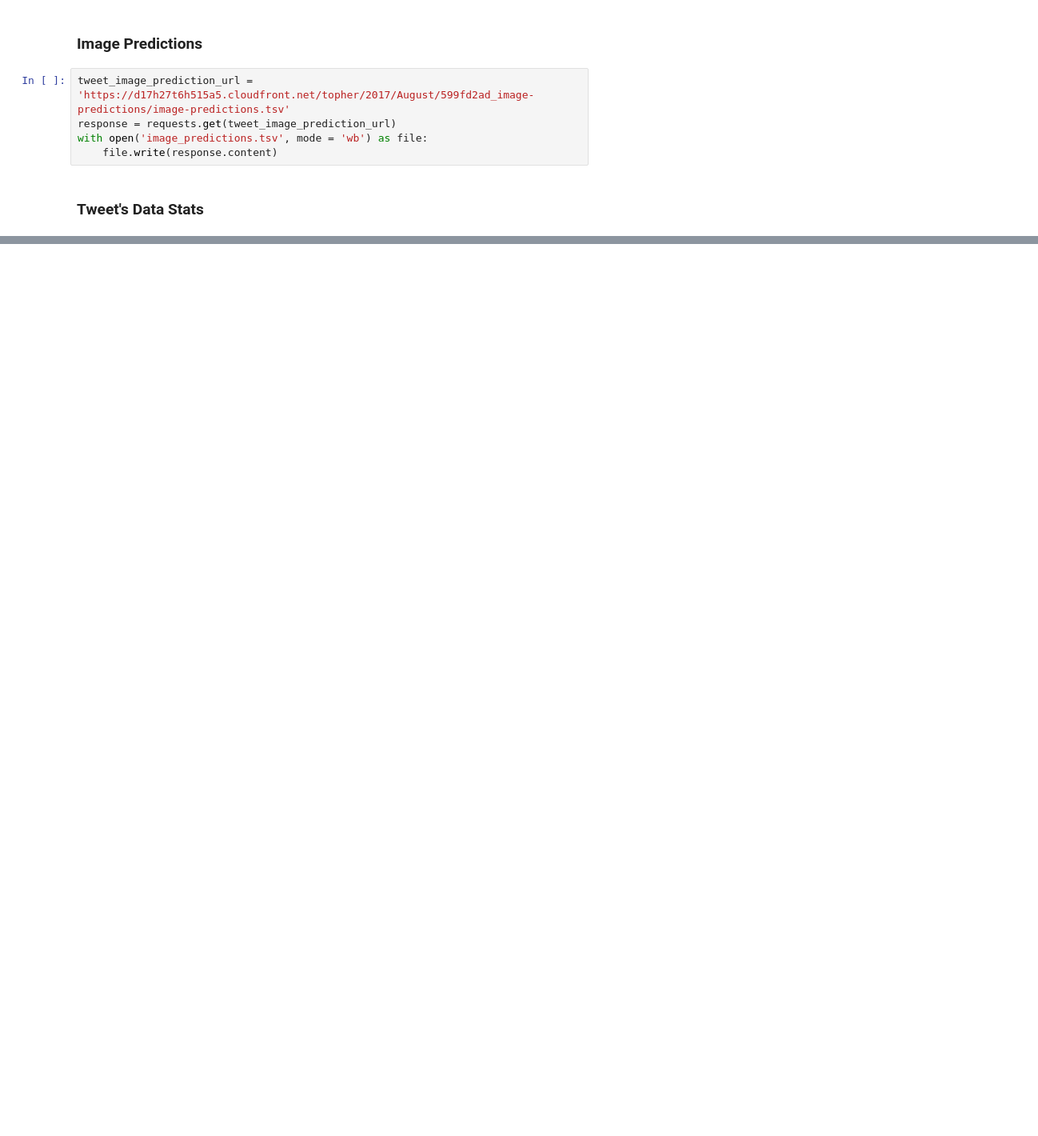
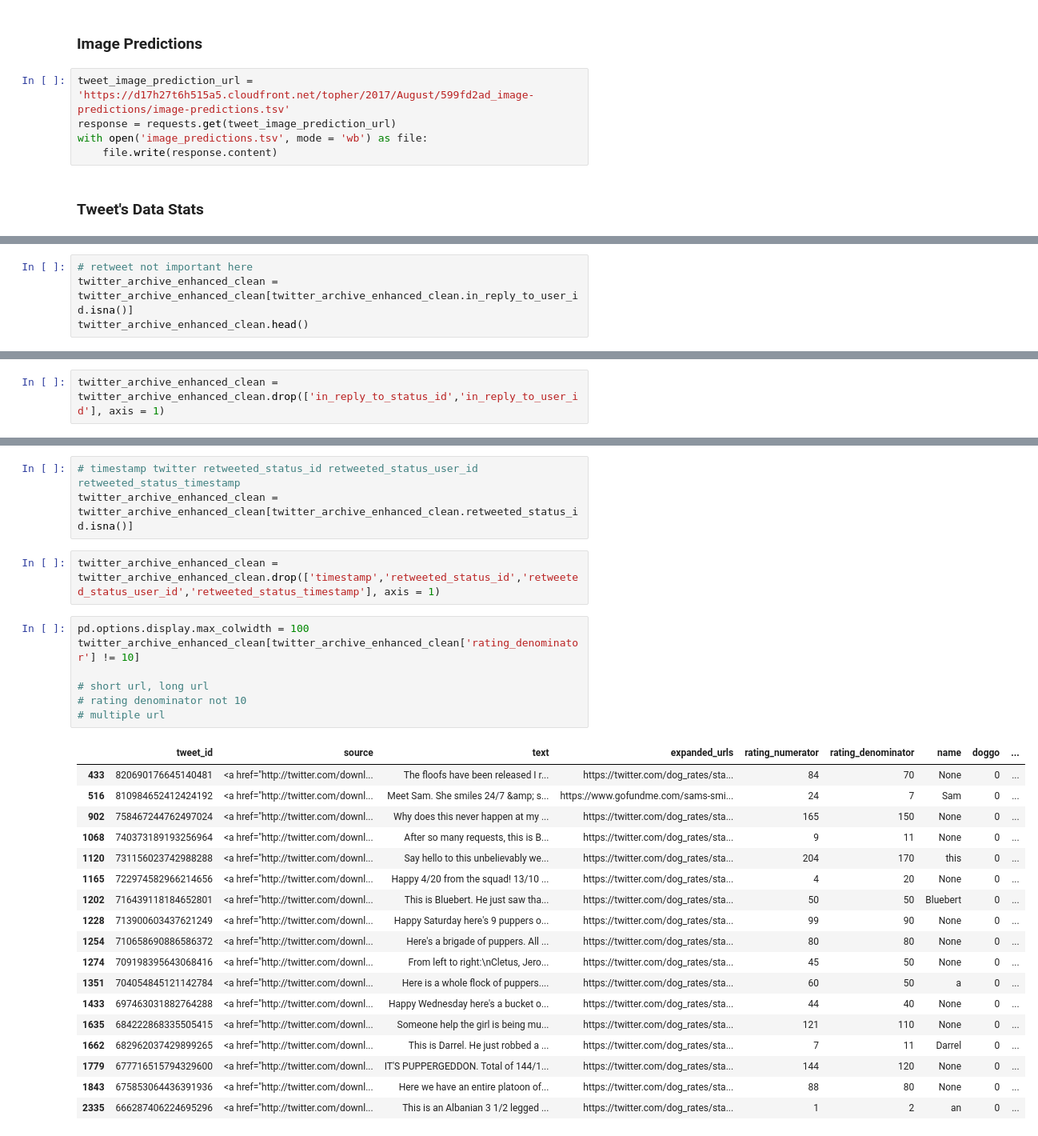
Before and after one commit to liuyang21cn/Udacity-DAND, a Jupyter notebook: 2-Data-Wrangling/Wrangle-And-Analyze-Data-Project/wrangle_act.ipynb, the cells around one changed output, grey strips where cells are left out. Shown: that part at 80% size. Drawn from its saved outputs; the diff is of its cells as text; blank space fills up the shorter version.

```diff
--- a/2-Data-Wrangling/Wrangle-And-Analyze-Data-Project/wrangle_act.ipynb
+++ b/2-Data-Wrangling/Wrangle-And-Analyze-Data-Project/wrangle_act.ipynb
@@ -46,0 +249,4 @@ api = tweepy.API(auth)
+# %%
+# retweet not important here
+twitter_archive_enhanced_clean = twitter_archive_enhanced_clean[twitter_archive_enhanced_clean.in_reply_to_user_id.isna()]
+twitter_archive_enhanced_clean.head()
@@ -46,0 +281,2 @@ api = tweepy.API(auth)
+# %%
+twitter_archive_enhanced_clean = twitter_archive_enhanced_clean.drop(['in_reply_to_status_id','in_reply_to_user_id'], axis = 1)
@@ -46,0 +304,31 @@ api = tweepy.API(auth)
+# %%
+# timestamp twitter retweeted_status_id retweeted_status_user_id retweeted_status_timestamp
+twitter_archive_enhanced_clean = twitter_archive_enhanced_clean[twitter_archive_enhanced_clean.retweeted_status_id.isna()]
+# %%
+twitter_archive_enhanced_clean = twitter_archive_enhanced_clean.drop(['timestamp','retweeted_status_id','retweeted_status_user_id','retweeted_status_timestamp'], axis = 1)
+# %%
+pd.options.display.max_colwidth = 100
+twitter_archive_enhanced_clean[twitter_archive_enhanced_clean['rating_denominator'] != 10]
+
+# short url, long url
+# rating denominator not 10
+# multiple url
+# %% [output]
+|  | tweet_id | source | text | expanded_urls | rating_numerator | rating_denominator | name | doggo | ... |
+| 433 | 820690176645140481 | <a href="http://twitter.com/downl... | The floofs have been released I r... | https://twitter.com/dog_rates/sta... | 84 | 70 | None | 0 | ... |
+| 516 | 810984652412424192 | <a href="http://twitter.com/downl... | Meet Sam. She smiles 24/7 &amp; s... | https://www.gofundme.com/sams-smi... | 24 | 7 | Sam | 0 | ... |
+| 902 | 758467244762497024 | <a href="http://twitter.com/downl... | Why does this never happen at my ... | https://twitter.com/dog_rates/sta... | 165 | 150 | None | 0 | ... |
+| 1068 | 740373189193256964 | <a href="http://twitter.com/downl... | After so many requests, this is B... | https://twitter.com/dog_rates/sta... | 9 | 11 | None | 0 | ... |
+| 1120 | 731156023742988288 | <a href="http://twitter.com/downl... | Say hello to this unbelievably we... | https://twitter.com/dog_rates/sta... | 204 | 170 | this | 0 | ... |
+| 1165 | 722974582966214656 | <a href="http://twitter.com/downl... | Happy 4/20 from the squad! 13/10 ... | https://twitter.com/dog_rates/sta... | 4 | 20 | None | 0 | ... |
+| 1202 | 716439118184652801 | <a href="http://twitter.com/downl... | This is Bluebert. He just saw tha... | https://twitter.com/dog_rates/sta... | 50 | 50 | Bluebert | 0 | ... |
+| 1228 | 713900603437621249 | <a href="http://twitter.com/downl... | Happy Saturday here's 9 puppers o... | https://twitter.com/dog_rates/sta... | 99 | 90 | None | 0 | ... |
+| 1254 | 710658690886586372 | <a href="http://twitter.com/downl... | Here's a brigade of puppers. All ... | https://twitter.com/dog_rates/sta... | 80 | 80 | None | 0 | ... |
+| 1274 | 709198395643068416 | <a href="http://twitter.com/downl... | From left to right:\nCletus, Jero... | https://twitter.com/dog_rates/sta... | 45 | 50 | None | 0 | ... |
+| 1351 | 704054845121142784 | <a href="http://twitter.com/downl... | Here is a whole flock of puppers.... | https://twitter.com/dog_rates/sta... | 60 | 50 | a | 0 | ... |
+| 1433 | 697463031882764288 | <a href="http://twitter.com/downl... | Happy Wednesday here's a bucket o... | https://twitter.com/dog_rates/sta... | 44 | 40 | None | 0 | ... |
+| 1635 | 684222868335505415 | <a href="http://twitter.com/downl... | Someone help the girl is being mu... | https://twitter.com/dog_rates/sta... | 121 | 110 | None | 0 | ... |
+| 1662 | 682962037429899265 | <a href="http://twitter.com/downl... | This is Darrel. He just robbed a ... | https://twitter.com/dog_rates/sta... | 7 | 11 | Darrel | 0 | ... |
+| 1779 | 677716515794329600 | <a href="http://twitter.com/downl... | IT'S PUPPERGEDDON. Total of 144/1... | https://twitter.com/dog_rates/sta... | 144 | 120 | None | 0 | ... |
+| 1843 | 675853064436391936 | <a href="http://twitter.com/downl... | Here we have an entire platoon of... | https://twitter.com/dog_rates/sta... | 88 | 80 | None | 0 | ... |
+| 2335 | 666287406224695296 | <a href="http://twitter.com/downl... | This is an Albanian 3 1/2 legged ... | https://twitter.com/dog_rates/sta... | 1 | 2 | an | 0 | ... |
```
Also changed, not shown: parts of 26 cells of this notebook, 1 other file.
